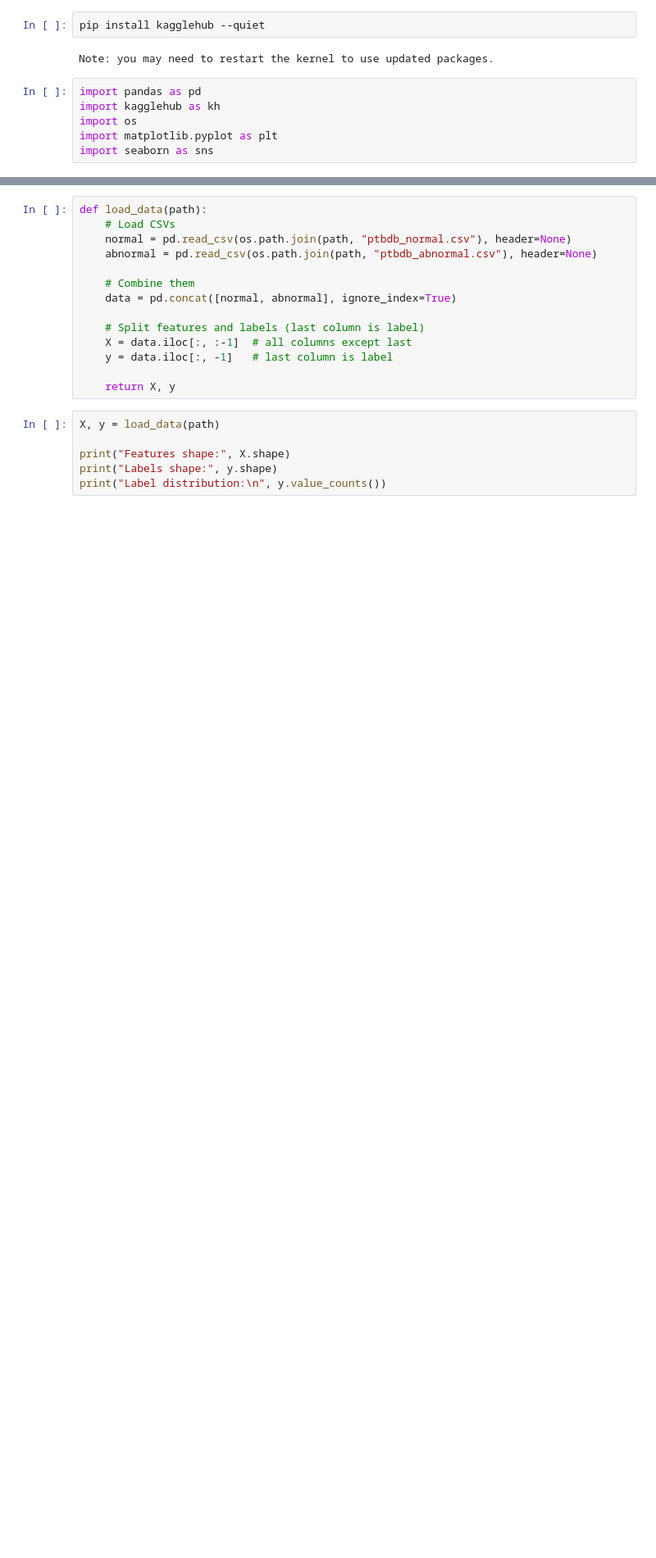
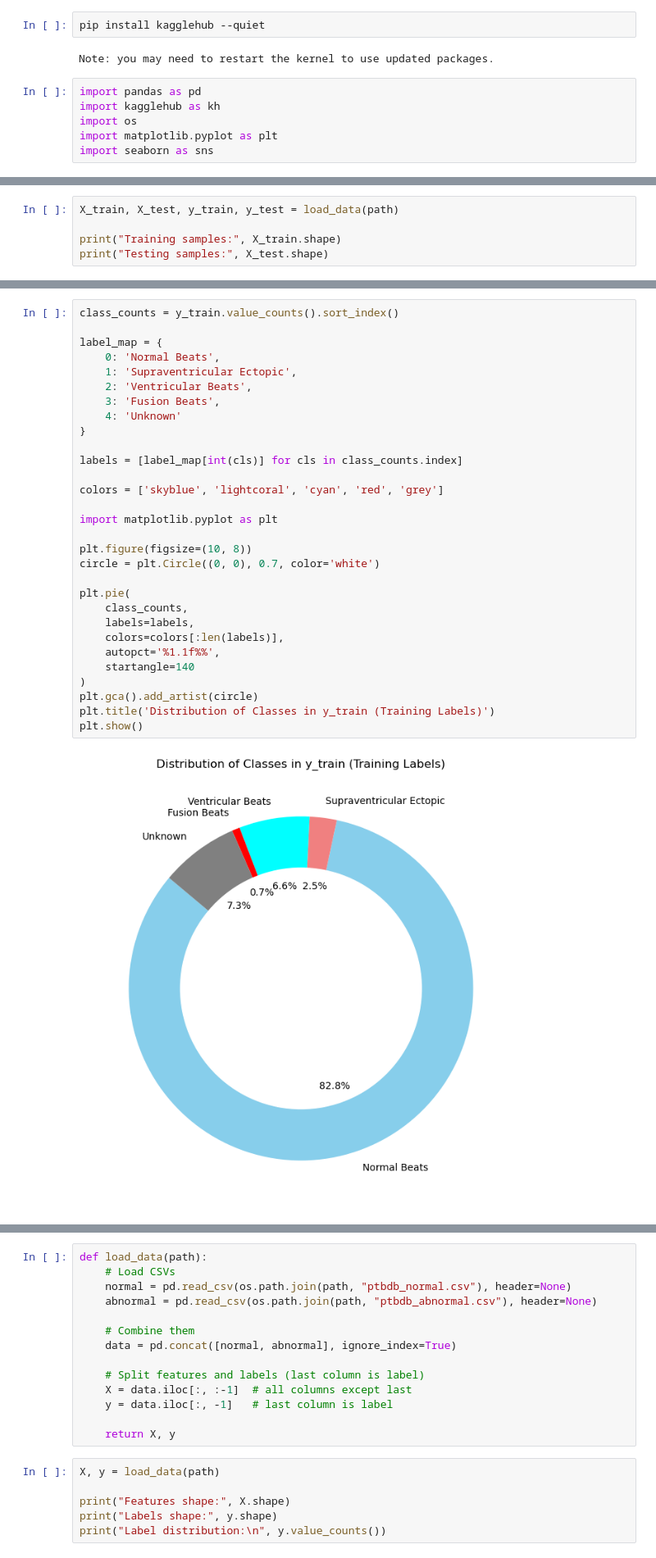
Before and after one commit to arilui/EKGenie, a Jupyter notebook: HawraaJupyter.ipynb, the cells around one changed output, grey strips where cells are left out. Shown at 82% size. Saved outputs shown, nothing was run; the diff lists cells and outputs as text; blank space fills up the shorter version.

```diff
--- a/HawraaJupyter.ipynb
+++ b/HawraaJupyter.ipynb
@@ -21,0 +42,5 @@ Path to dataset files: C:\Users\hawra\.cache\kagglehub\datasets\shayanfazeli\hea
+# %%
+X_train, X_test, y_train, y_test = load_data(path)
+
+print("Training samples:", X_train.shape)
+print("Testing samples:", X_test.shape)
@@ -21,0 +108,32 @@ Path to dataset files: C:\Users\hawra\.cache\kagglehub\datasets\shayanfazeli\hea
+# %%
+class_counts = y_train.value_counts().sort_index()
+
+label_map = {
+    0: 'Normal Beats',
+    1: 'Supraventricular Ectopic',
+    2: 'Ventricular Beats',
+    3: 'Fusion Beats',
+    4: 'Unknown'
+}
+
+labels = [label_map[int(cls)] for cls in class_counts.index]
+
+colors = ['skyblue', 'lightcoral', 'cyan', 'red', 'grey']
+
+import matplotlib.pyplot as plt
+
+plt.figure(figsize=(10, 8))
+circle = plt.Circle((0, 0), 0.7, color='white')
+
+plt.pie(
+    class_counts,
+    labels=labels,
+    colors=colors[:len(labels)],
+    autopct='%1.1f%%',
+    startangle=140
+)
+plt.gca().add_artist(circle)
+plt.title('Distribution of Classes in y_train (Training Labels)')
+plt.show()
+# %% [output]
+[figure, added]
```
Also changed, not shown: parts of 11 cells of this notebook.
